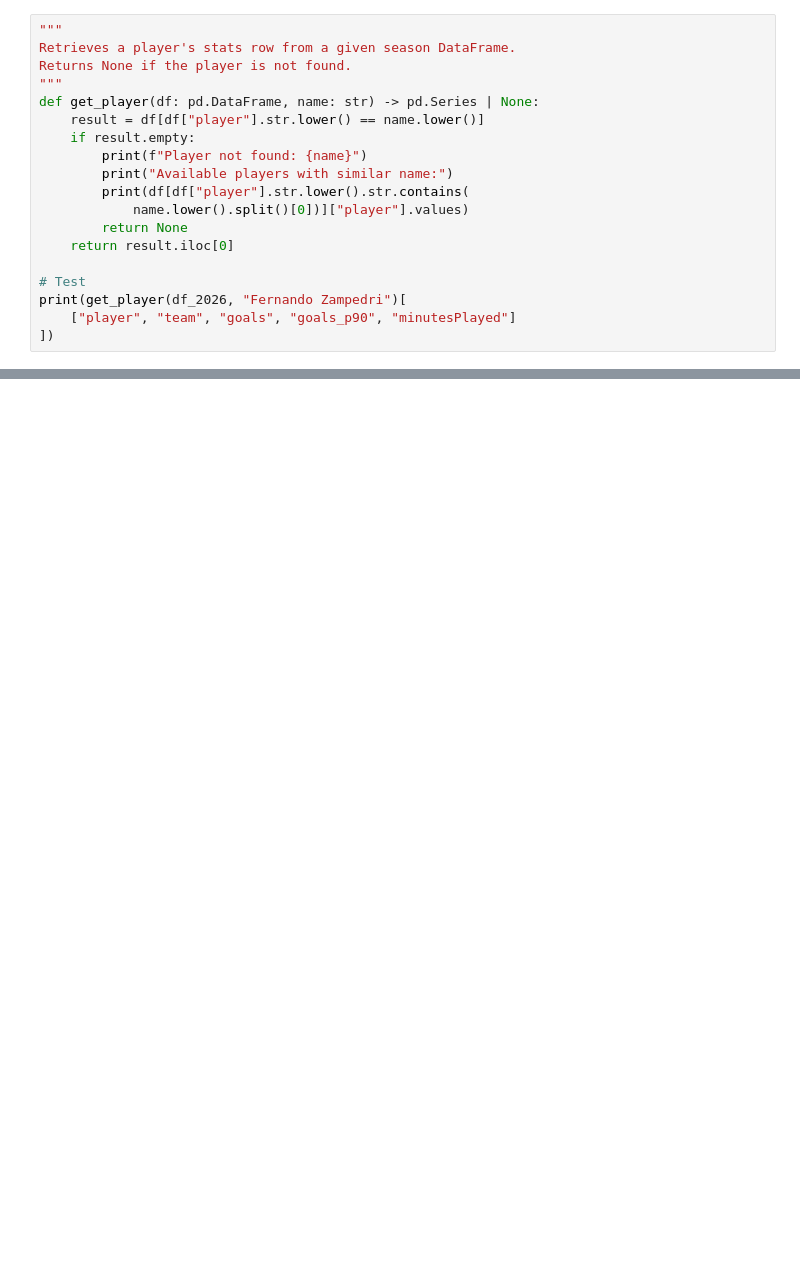
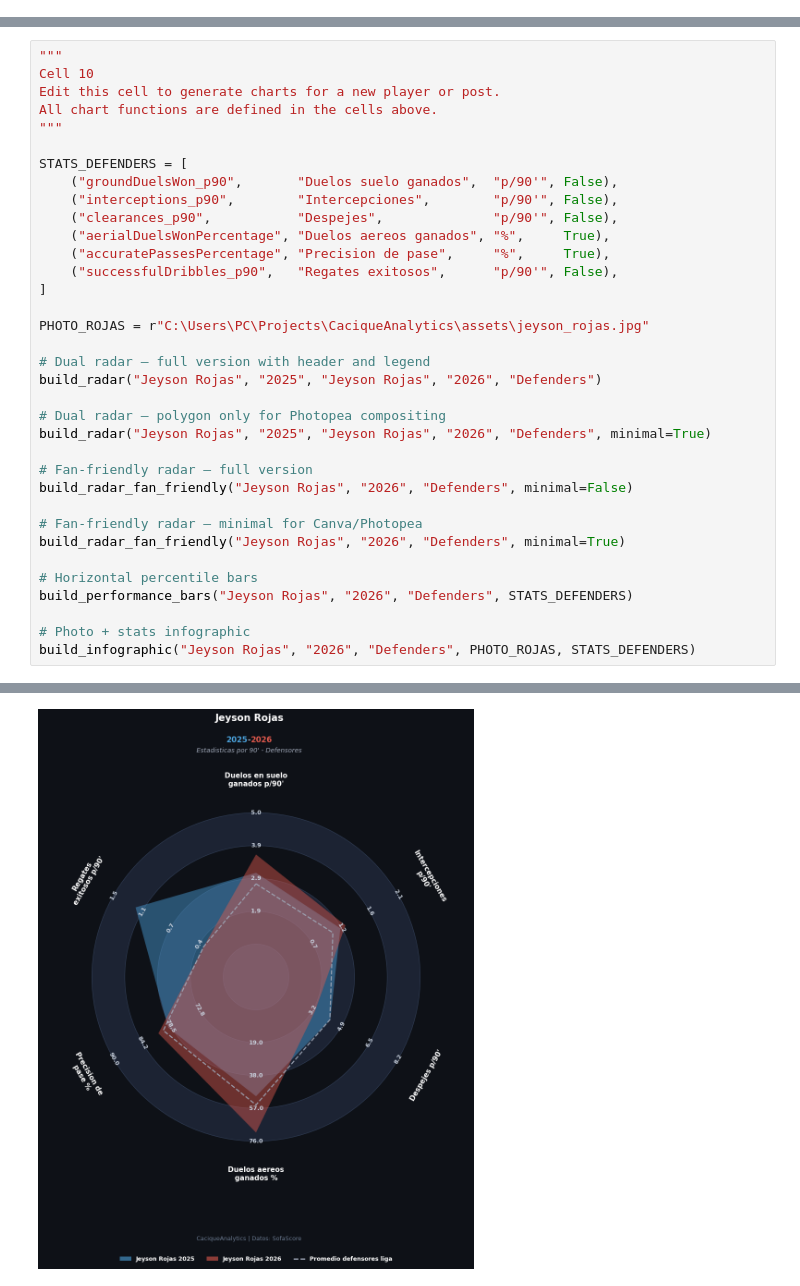
Before and after one commit to Bryan-Alegria/CaciqueAnalytics, a Jupyter notebook: notebooks/03_visualization.ipynb, the cells around one changed output, grey strips where cells are left out. Saved outputs shown, nothing was run; the diff lists cells and outputs as text; blank space fills up the shorter version.

Commit message:
Update: README, gitignore, requirements y visualización de notebooks

```diff
--- a/notebooks/03_visualization.ipynb
+++ b/notebooks/03_visualization.ipynb
@@ -71,19 +31,0 @@ Simplified metrics defined.
-# %%
-"""
-Retrieves a player's stats row from a given season DataFrame.
-Returns None if the player is not found.
-"""
-def get_player(df: pd.DataFrame, name: str) -> pd.Series | None:
-    result = df[df["player"].str.lower() == name.lower()]
-    if result.empty:
-        print(f"Player not found: {name}")
-        print("Available players with similar name:")
-        print(df[df["player"].str.lower().str.contains(
-            name.lower().split()[0])]["player"].values)
-        return None
-    return result.iloc[0]
-
-# Test
-print(get_player(df_2026, "Fernando Zampedri")[
-    ["player", "team", "goals", "goals_p90", "minutesPlayed"]
-])
@@ -303,0 +632,36 @@ Saved → outputs/Fernando_Zampedri_2025_vs_Fernando_Zampedri_2026.png
+# %%
+"""
+Cell 10
+Edit this cell to generate charts for a new player or post.
+All chart functions are defined in the cells above.
+"""
+
+STATS_DEFENDERS = [
+    ("groundDuelsWon_p90",       "Duelos suelo ganados",  "p/90'", False),
+    ("interceptions_p90",        "Intercepciones",        "p/90'", False),
+    ("clearances_p90",           "Despejes",              "p/90'", False),
+    ("aerialDuelsWonPercentage", "Duelos aereos ganados", "%",     True),
+    ("accuratePassesPercentage", "Precision de pase",     "%",     True),
+    ("successfulDribbles_p90",   "Regates exitosos",      "p/90'", False),
+]
+
+PHOTO_ROJAS = r"C:\Users\PC\Projects\CaciqueAnalytics\assets\jeyson_rojas.jpg"
+
+# Dual radar — full version with header and legend
+build_radar("Jeyson Rojas", "2025", "Jeyson Rojas", "2026", "Defenders")
+
+# Dual radar — polygon only for Photopea compositing
+build_radar("Jeyson Rojas", "2025", "Jeyson Rojas", "2026", "Defenders", minimal=True)
+
+# Fan-friendly radar — full version
+build_radar_fan_friendly("Jeyson Rojas", "2026", "Defenders", minimal=False)
+
+# Fan-friendly radar — minimal for Canva/Photopea
+build_radar_fan_friendly("Jeyson Rojas", "2026", "Defenders", minimal=True)
+
+# Horizontal percentile bars
+build_performance_bars("Jeyson Rojas", "2026", "Defenders", STATS_DEFENDERS)
+
+# Photo + stats infographic
+build_infographic("Jeyson Rojas", "2026", "Defenders", PHOTO_ROJAS, STATS_DEFENDERS)
+# %% [output]
@@ -303,0 +670 @@ Saved → outputs/Fernando_Zampedri_2025_vs_Fernando_Zampedri_2026.png
+[figure, added]
```
Also changed, not shown: parts of 13 cells of this notebook, 4 other files.
